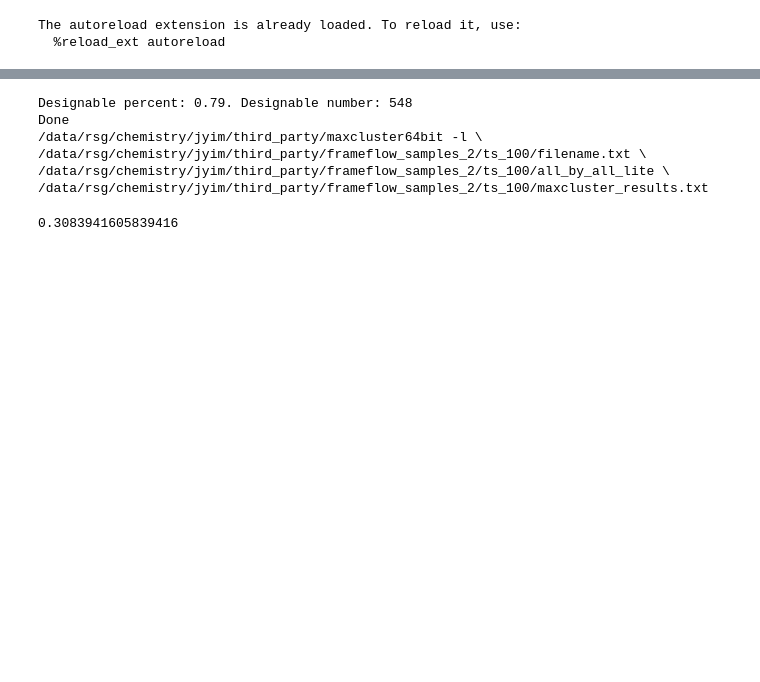
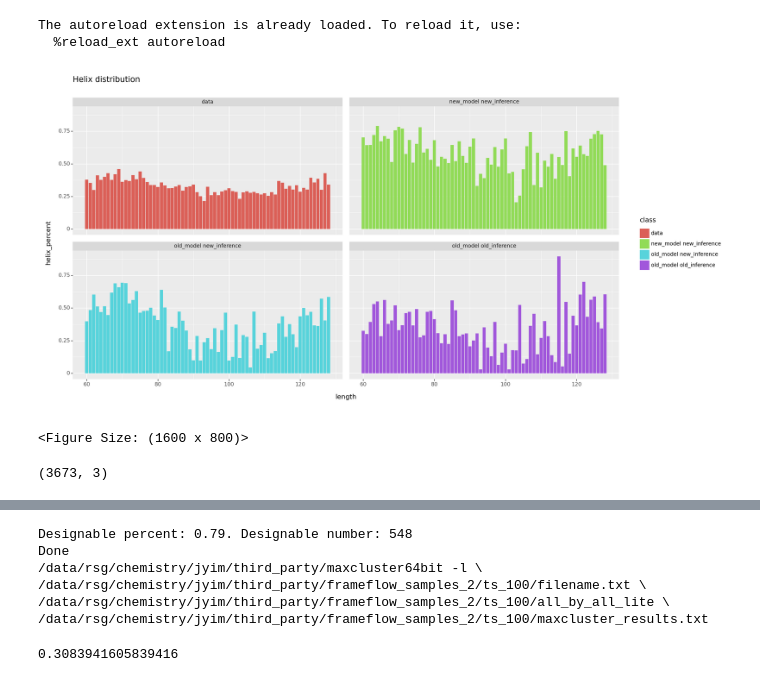
Before and after one commit to microsoft/protein-frame-flow, a Jupyter notebook: notebooks/results_analysis_10_17_2023.ipynb, the cells around one changed output, grey strips where cells are left out. Saved outputs shown, nothing was run; the diff lists cells and outputs as text; code cells hidden in the pictures; blank space fills up the shorter version.

Commit message:
Update with latest results

```diff
--- a/notebooks/results_analysis_10_17_2023.ipynb
+++ b/notebooks/results_analysis_10_17_2023.ipynb
@@ -41,0 +30,26 @@ designable_df = results_df[results_df.rmsd < 2.0]
+# %%
+def read_results(results_dir):
+    all_csvs = glob.glob(os.path.join(results_dir, '*/top_samples.csv'))
+    all_results_csv = []
+    for csv in all_csvs:
+        csv_df = pd.read_csv(csv)
+        all_results_csv.append(csv_df)
+    results_df = pd.concat(all_results_csv)
+    designable_df = results_df[results_df.rmsd < 2.0]
+    return designable_df
+# %%
+results_dir = '/data/rsg/chemistry/jyim/projects/flow-matching/inference_outputs/prev_baseline_2023-10-06_01-14-03_last/ts_100/frame_mpnn/reverse_time_100/ode'
+designable_df = read_results(results_dir)
+old_strand_per_length_2 = designable_df.groupby('length').helix_percent.mean().reset_index()
+old_strand_per_length_2['class'] = 'old_model old_inference'
+
+results_dir = '/data/rsg/chemistry/jyim/projects/flow-matching/inference_outputs/baseline_2023-10-06_01-14-03_last/ts_100/frame_mpnn/reverse_time/ode/NS_1.0'
+designable_df = read_results(results_dir)
+old_strand_per_length = designable_df.groupby('length').helix_percent.mean().reset_index()
+old_strand_per_length['class'] = 'old_model new_inference'
+
+
+results_dir = '/data/rsg/chemistry/jyim/projects/flow-matching/inference_outputs/refactor_with_align/2023-10-15_18-12-18/last/run_2023-10-18_00-30-21/'
+designable_df = read_results(results_dir)
+new_strand_per_length = designable_df.groupby('length').helix_percent.mean().reset_index()
+new_strand_per_length['class'] = 'new_model new_inference'
@@ -41,0 +92,20 @@ designable_df = results_df[results_df.rmsd < 2.0]
+# %%
+data_strand_per_length = pd.DataFrame({
+    'helix_percent': all_helix,
+    'length': all_length
+})
+data_strand_per_length = data_strand_per_length.groupby('length').helix_percent.mean().reset_index()
+data_strand_per_length['class'] = 'data'
+# %%
+all_strand_per_length = pd.concat([data_strand_per_length, old_strand_per_length, old_strand_per_length_2, new_strand_per_length])
+(
+    gg.ggplot(all_strand_per_length)
+    + gg.geom_col(gg.aes(x='length', y='helix_percent', fill='class'))
+    + gg.facet_wrap('class')
+    # + gg.geom_col(gg.aes(x='length', y='strand_percent', fill='class'), position=gg.positions.position_dodge)
+    + gg.theme(figure_size=(16, 8))
+    + gg.labs(title='Helix distribution')
+)
+# %% [output]
+[figure, added]
+<Figure Size: (1600 x 800)>
@@ -41,0 +146,4 @@ designable_df = results_df[results_df.rmsd < 2.0]
+# %%
+data_strand_per_length.shape
+# %% [output]
+(3673, 3)
```
Also changed, not shown: parts of 20 cells of this notebook, 7 other files.
